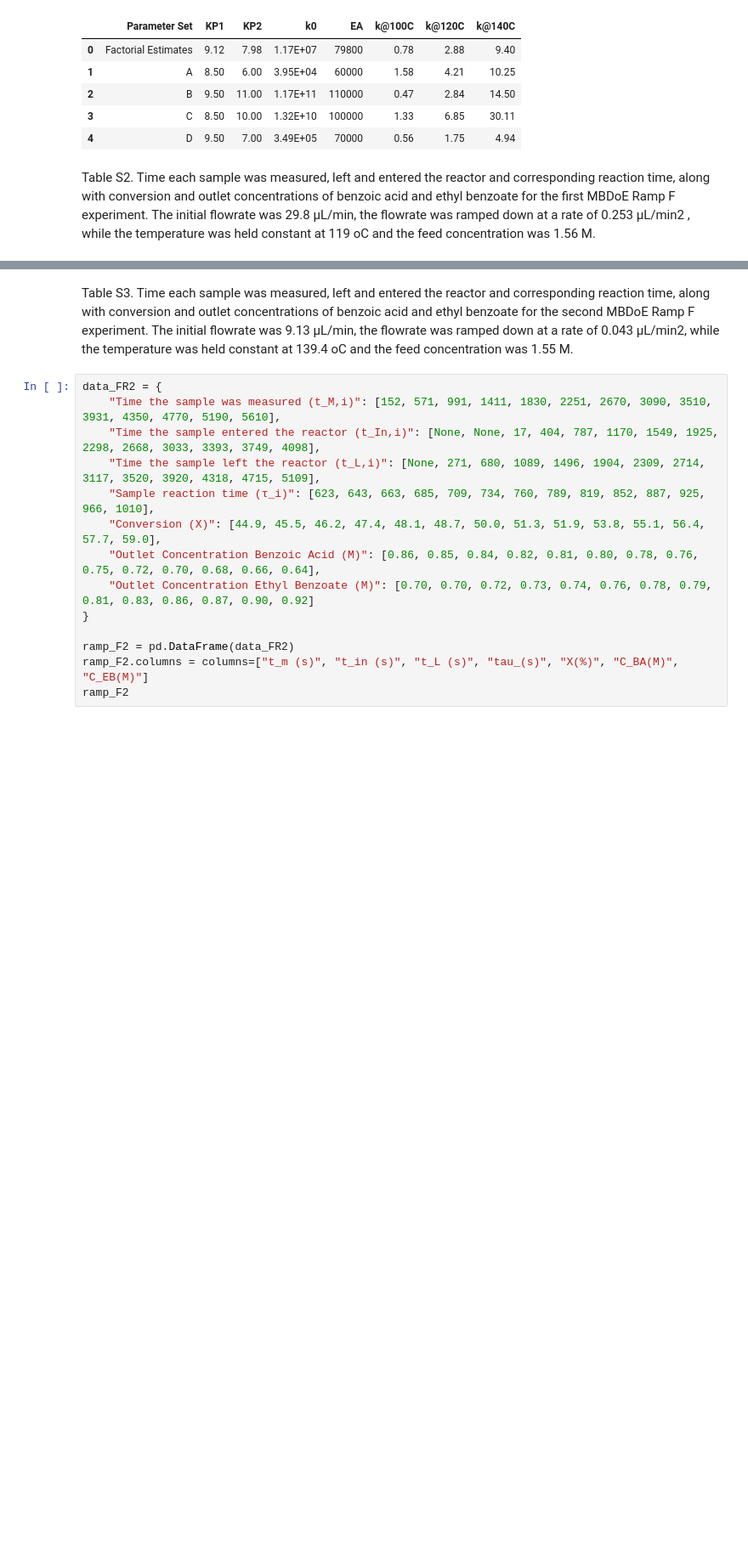
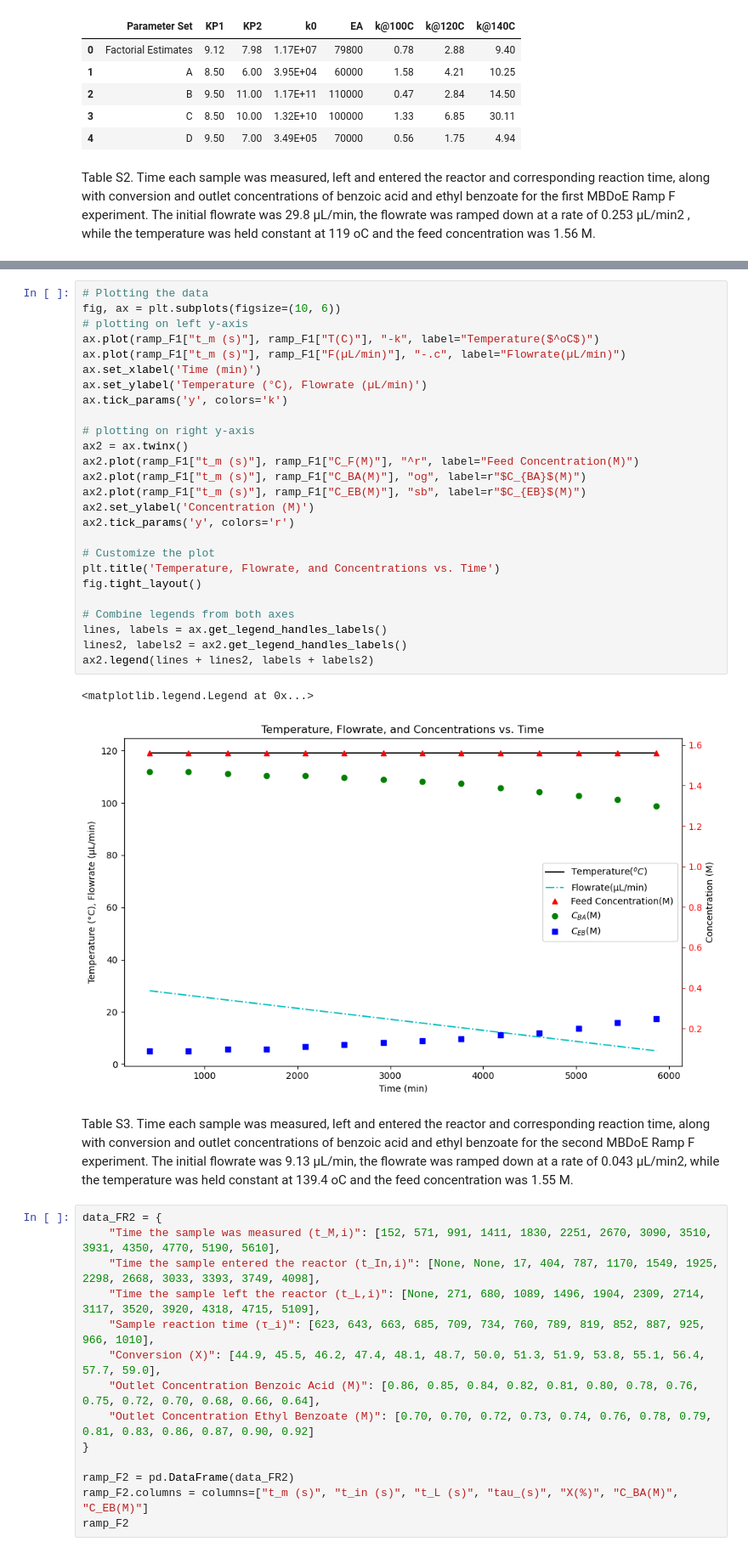
Before and after one commit to smondal13/optimization-project, a Jupyter notebook: MBDOE-project.ipynb, the cells around one changed output, grey strips where cells are left out. Shown at 85% size. Saved outputs shown, nothing was run; the diff lists cells and outputs as text; blank space fills up the shorter version.

Commit message:
Added a plot

```diff
--- a/MBDOE-project.ipynb
+++ b/MBDOE-project.ipynb
@@ -74,3 +88,32 @@ ramp_F1
+# %%
+# Plotting the data
+fig, ax = plt.subplots(figsize=(10, 6))
+# plotting on left y-axis
+ax.plot(ramp_F1["t_m (s)"], ramp_F1["T(C)"], "-k", label="Temperature($^oC$)")
+ax.plot(ramp_F1["t_m (s)"], ramp_F1["F(µL/min)"], "-.c", label="Flowrate(µL/min)")
+ax.set_xlabel('Time (min)')
+ax.set_ylabel('Temperature (°C), Flowrate (µL/min)')
+ax.tick_params('y', colors='k')
+
+# plotting on right y-axis
+ax2 = ax.twinx()
+ax2.plot(ramp_F1["t_m (s)"], ramp_F1["C_F(M)"], "^r", label="Feed Concentration(M)")
+ax2.plot(ramp_F1["t_m (s)"], ramp_F1["C_BA(M)"], "og", label=r"$C_{BA}$(M)")
+ax2.plot(ramp_F1["t_m (s)"], ramp_F1["C_EB(M)"], "sb", label=r"$C_{EB}$(M)")
+ax2.set_ylabel('Concentration (M)')
+ax2.tick_params('y', colors='r')
+
+# Customize the plot
+plt.title('Temperature, Flowrate, and Concentrations vs. Time')
+fig.tight_layout()
+
+# Combine legends from both axes
+lines, labels = ax.get_legend_handles_labels()
+lines2, labels2 = ax2.get_legend_handles_labels()
+ax2.legend(lines + lines2, labels + labels2)
+# %% [output]
+<matplotlib.legend.Legend at 0x...>
+[figure, added]
 # %% [markdown]
 Table S3. Time each sample was measured, left and entered the reactor and corresponding reaction time,
 along with conversion and outlet concentrations of benzoic acid and ethyl benzoate for the second MBDoE
```
Also changed, not shown: parts of 1 cell of this notebook.
